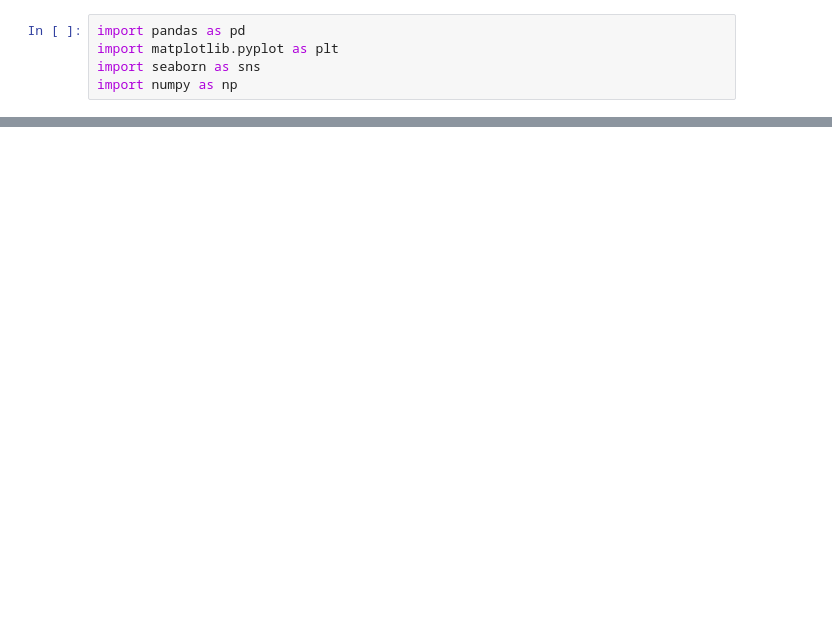
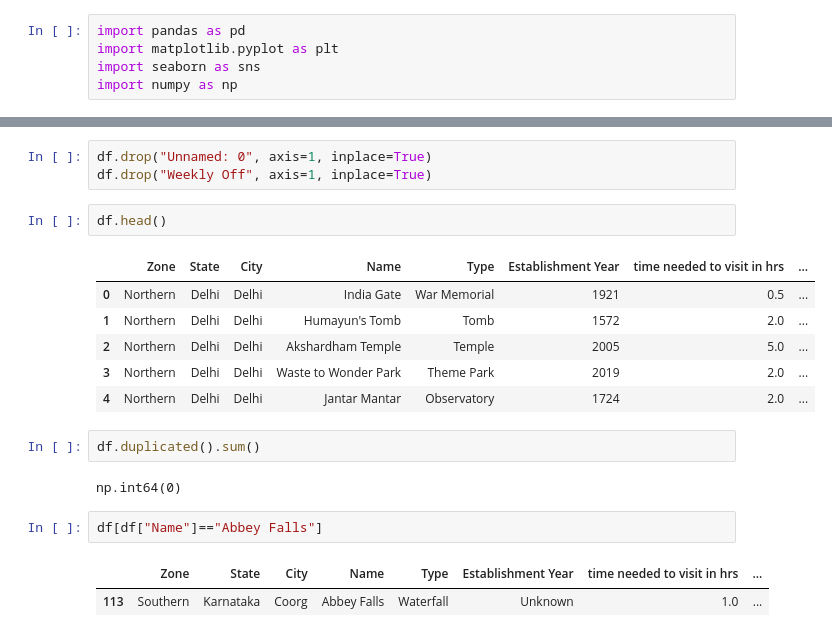
Before and after one commit to abhishek052005/30-days-30-ML-projects, a Jupyter notebook: 22. Travel Recommendation System/main.ipynb, the cells around one changed output, grey strips where cells are left out. Saved outputs shown, nothing was run; the diff lists cells and outputs as text; blank space fills up the shorter version.

```diff
--- a/22. Travel Recommendation System/main.ipynb
+++ b/22. Travel Recommendation System/main.ipynb
@@ -5,0 +40,21 @@ import numpy as np
+# %%
+df.drop("Unnamed: 0", axis=1, inplace=True)
+df.drop("Weekly Off", axis=1, inplace=True)
+# %%
+df.head()
+# %% [output]
+|  | Zone | State | City | Name | Type | Establishment Year | time needed to visit in hrs | ... |
+| 0 | Northern | Delhi | Delhi | India Gate | War Memorial | 1921 | 0.5 | ... |
+| 1 | Northern | Delhi | Delhi | Humayun's Tomb | Tomb | 1572 | 2.0 | ... |
+| 2 | Northern | Delhi | Delhi | Akshardham Temple | Temple | 2005 | 5.0 | ... |
+| 3 | Northern | Delhi | Delhi | Waste to Wonder Park | Theme Park | 2019 | 2.0 | ... |
+| 4 | Northern | Delhi | Delhi | Jantar Mantar | Observatory | 1724 | 2.0 | ... |
+# %%
+df.duplicated().sum()
+# %% [output]
+np.int64(0)
+# %%
+df[df["Name"]=="Abbey Falls"]
+# %% [output]
+|  | Zone | State | City | Name | Type | Establishment Year | time needed to visit in hrs | ... |
+| 113 | Southern | Karnataka | Coorg | Abbey Falls | Waterfall | Unknown | 1.0 | ... |
```
Also changed, not shown: parts of 8 cells of this notebook.
